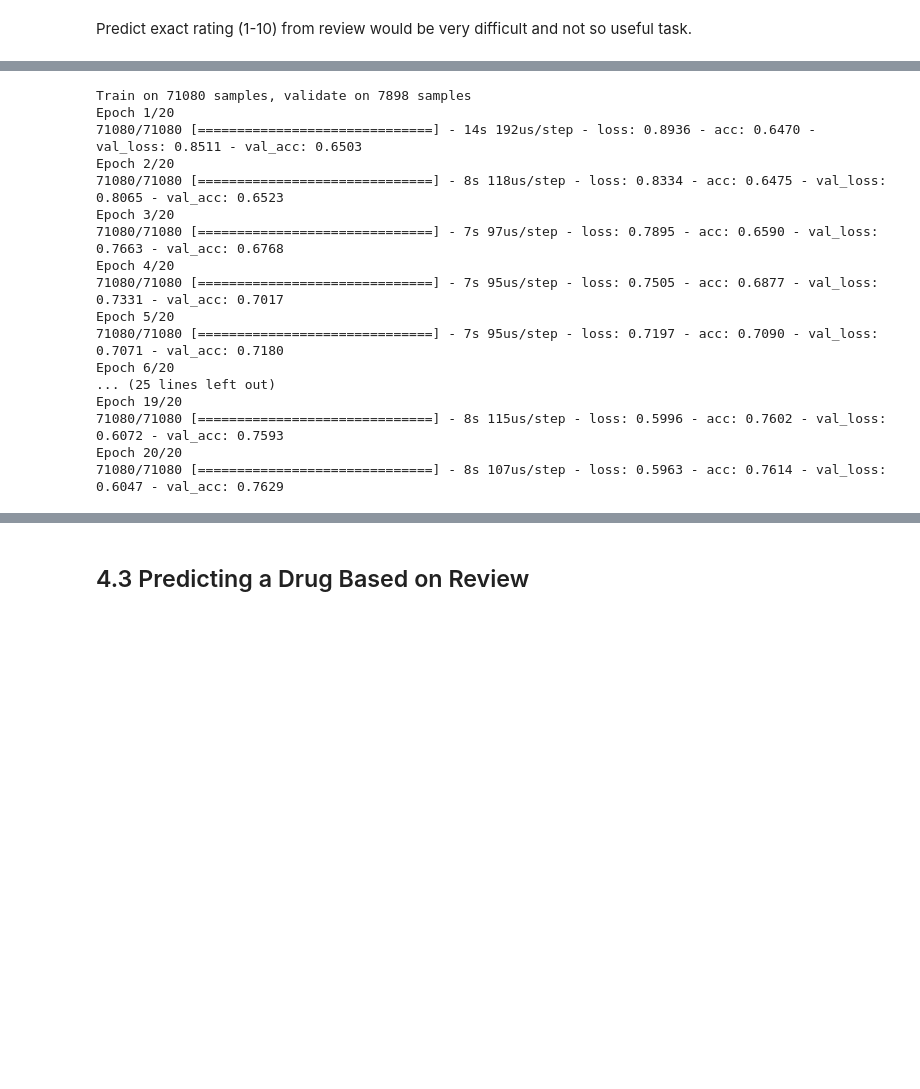
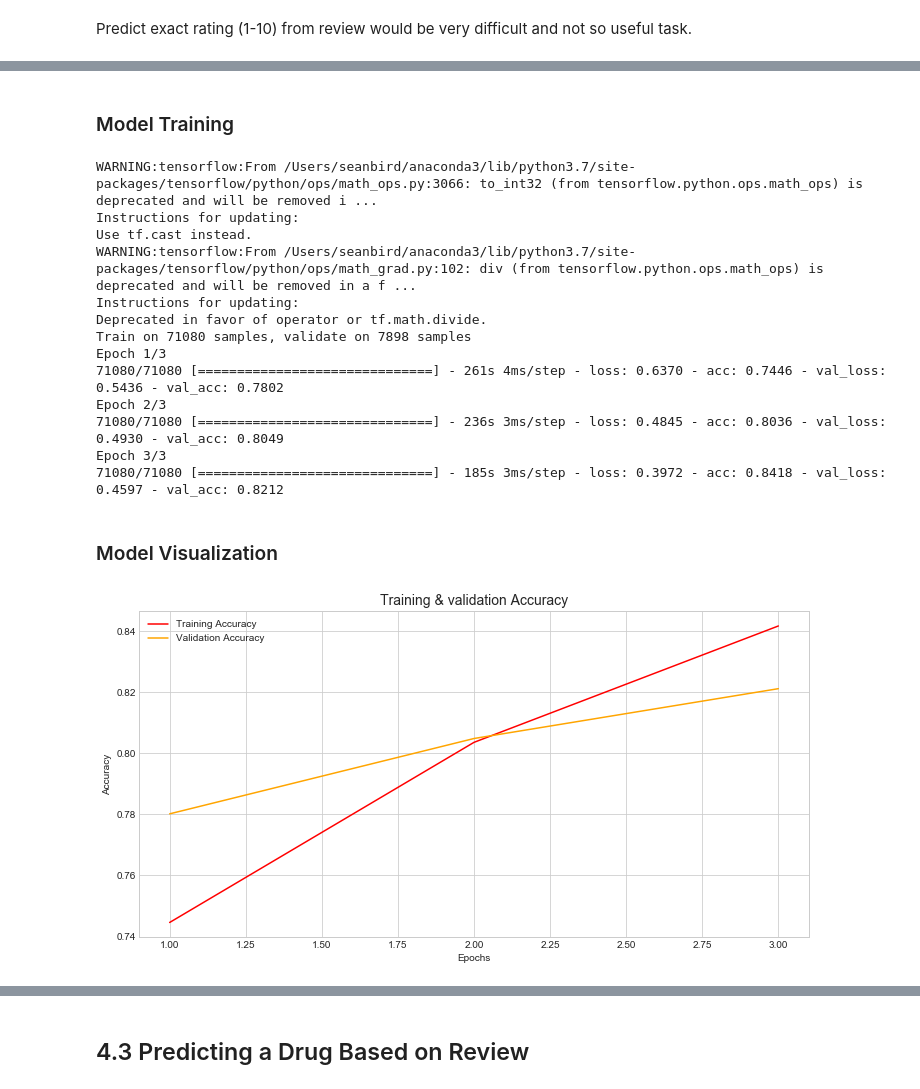
Before and after one commit to arseniyturin/dsc-4-final-project-online-ds-sp-000, a Jupyter notebook: student.ipynb, the cells around one changed output, grey strips where cells are left out. Drawn from its saved outputs; the diff is of its cells as text; code cells hidden in the pictures; blank space fills up the shorter version.

```diff
--- a/student.ipynb
+++ b/student.ipynb
@@ -462,25 +493,39 @@ model.compile(optimizer=optimizers.SGD(), loss='categorical_crossentropy', metri
+# %% [markdown]
+### Model Training
 # %%
-history = model.fit(train, label_train, epochs=20, batch_size=256, validation_split=0.1)
+history = model.fit(train, label_train, epochs=3, batch_size=256, validation_split=0.1)
 # %% [output]
+WARNING:tensorflow:From /Users/seanbird/anaconda3/lib/python3.7/site-packages/tensorflow/python/ops/math_ops.py:3066: to_int32 (from tensorflow.python.ops.math_ops) is deprecated and will be removed i ...
+Instructions for updating:
+Use tf.cast instead.
+WARNING:tensorflow:From /Users/seanbird/anaconda3/lib/python3.7/site-packages/tensorflow/python/ops/math_grad.py:102: div (from tensorflow.python.ops.math_ops) is deprecated and will be removed in a f ...
+Instructions for updating:
+Deprecated in favor of operator or tf.math.divide.
 Train on 71080 samples, validate on 7898 samples
-Epoch 1/20
-71080/71080 [==============================] - 14s 192us/step - loss: 0.8936 - acc: 0.6470 - val_loss: 0.8511 - val_acc: 0.6503
-Epoch 2/20
-71080/71080 [==============================] - 8s 118us/step - loss: 0.8334 - acc: 0.6475 - val_loss: 0.8065 - val_acc: 0.6523
-Epoch 3/20
-71080/71080 [==============================] - 7s 97us/step - loss: 0.7895 - acc: 0.6590 - val_loss: 0.7663 - val_acc: 0.6768
-Epoch 4/20
-71080/71080 [==============================] - 7s 95us/step - loss: 0.7505 - acc: 0.6877 - val_loss: 0.7331 - val_acc: 0.7017
-Epoch 5/20
-71080/71080 [==============================] - 7s 95us/step - loss: 0.7197 - acc: 0.7090 - val_loss: 0.7071 - val_acc: 0.7180
-Epoch 6/20
-... (25 lines left out)
-Epoch 19/20
-71080/71080 [==============================] - 8s 115us/step - loss: 0.5996 - acc: 0.7602 - val_loss: 0.6072 - val_acc: 0.7593
-Epoch 20/20
-71080/71080 [==============================] - 8s 107us/step - loss: 0.5963 - acc: 0.7614 - val_loss: 0.6047 - val_acc: 0.7629
+Epoch 1/3
+71080/71080 [==============================] - 261s 4ms/step - loss: 0.6370 - acc: 0.7446 - val_loss: 0.5436 - val_acc: 0.7802
+Epoch 2/3
+71080/71080 [==============================] - 236s 3ms/step - loss: 0.4845 - acc: 0.8036 - val_loss: 0.4930 - val_acc: 0.8049
+Epoch 3/3
+71080/71080 [==============================] - 185s 3ms/step - loss: 0.3972 - acc: 0.8418 - val_loss: 0.4597 - val_acc: 0.8212
 # %%
 history_dict = history.history
+# %% [markdown]
+### Model Visualization
+# %%
+epochs = range(1, len(history_dict['acc']) + 1)
+plt.style.use('seaborn-whitegrid')
+plt.figure(figsize=(12,6))
+
+plt.plot(epochs, history_dict['acc'], 'red', label='Training Accuracy')
+plt.plot(epochs, history_dict['val_acc'], 'orange', label='Validation Accuracy')
+plt.title('Training & validation Accuracy', fontSize=14)
+plt.xlabel('Epochs')
+plt.ylabel('Accuracy')
+plt.legend()
+plt.show()
+# %% [output]
+[figure, added]
 # %%
 epochs = range(1, len(history_dict['acc']) + 1)
 plt.style.use('seaborn-whitegrid')
```
Also changed, not shown: parts of 12 cells of this notebook.
